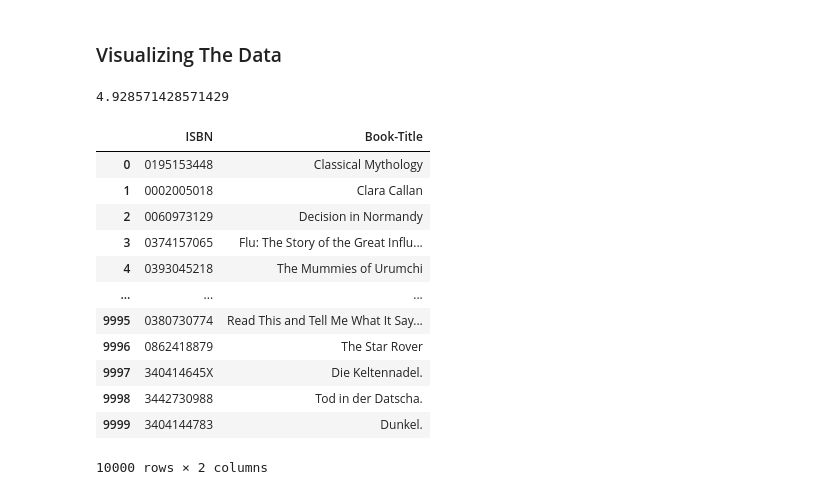
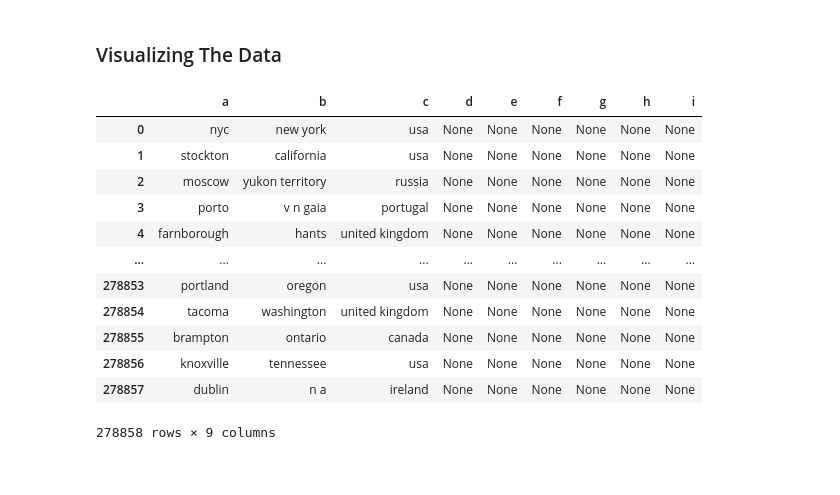
Before and after one commit to kunal-mallick/Book_Recommendation, a Jupyter notebook: Data Preprocessing & EDA/EDA.ipynb, the cells around one changed output. Saved outputs shown, nothing was run; the diff lists cells and outputs as text; code cells hidden in the pictures.

```diff
--- a/Data Preprocessing & EDA/EDA.ipynb
+++ b/Data Preprocessing & EDA/EDA.ipynb
@@ -256,22 +258,0 @@ def rating(x):
-# %%
-ratings_raw[ratings_raw['ISBN'] == '0002005018'].loc[:,'Book-Rating'].mean()
-# %% [output]
-4.928571428571429
-# %%
-Rating = book_raw.iloc[:10000,:2]
-
-Rating
-# %% [output]
-|  | ISBN | Book-Title |
-| 0 | 0195153448 | Classical Mythology |
-| 1 | 0002005018 | Clara Callan |
-| 2 | 0060973129 | Decision in Normandy |
-| 3 | 0374157065 | Flu: The Story of the Great Influ... |
-| 4 | 0393045218 | The Mummies of Urumchi |
-| ... | ... | ... |
-| 9995 | 0380730774 | Read This and Tell Me What It Say... |
-| 9996 | 0862418879 | The Star Rover |
-| 9997 | 340414645X | Die Keltennadel. |
-| 9998 | 3442730988 | Tod in der Datscha. |
-| 9999 | 3404144783 | Dunkel. |
-10000 rows × 2 columns
@@ -283,0 +259,31 @@ Rating
+# %%
+loc = []
+
+for i in range(len(users_raw['Location'])):
+
+    msg = re.sub('[^a-zA-Z,]',' ',users_raw['Location'][i])
+    loc.append(msg)
+# %%
+location = []
+
+for i in range(len(loc)):
+    txt = loc[i].split(',')
+    location.append(txt)
+
+place = pd.DataFrame(location, columns=['a','b','c','d','e','f','g','h','i'])
+
+place
+# %% [output]
+|  | a | b | c | d | e | f | g | h | i |
+| 0 | nyc | new york | usa | None | None | None | None | None | None |
+| 1 | stockton | california | usa | None | None | None | None | None | None |
+| 2 | moscow | yukon territory | russia | None | None | None | None | None | None |
+| 3 | porto | v n gaia | portugal | None | None | None | None | None | None |
+| 4 | farnborough | hants | united kingdom | None | None | None | None | None | None |
+| ... | ... | ... | ... | ... | ... | ... | ... | ... | ... |
+| 278853 | portland | oregon | usa | None | None | None | None | None | None |
+| 278854 | tacoma | washington | united kingdom | None | None | None | None | None | None |
+| 278855 | brampton | ontario | canada | None | None | None | None | None | None |
+| 278856 | knoxville | tennessee | usa | None | None | None | None | None | None |
+| 278857 | dublin | n a | ireland | None | None | None | None | None | None |
+278858 rows × 9 columns
```
Also changed, not shown: parts of 13 cells of this notebook, 30 other files.
